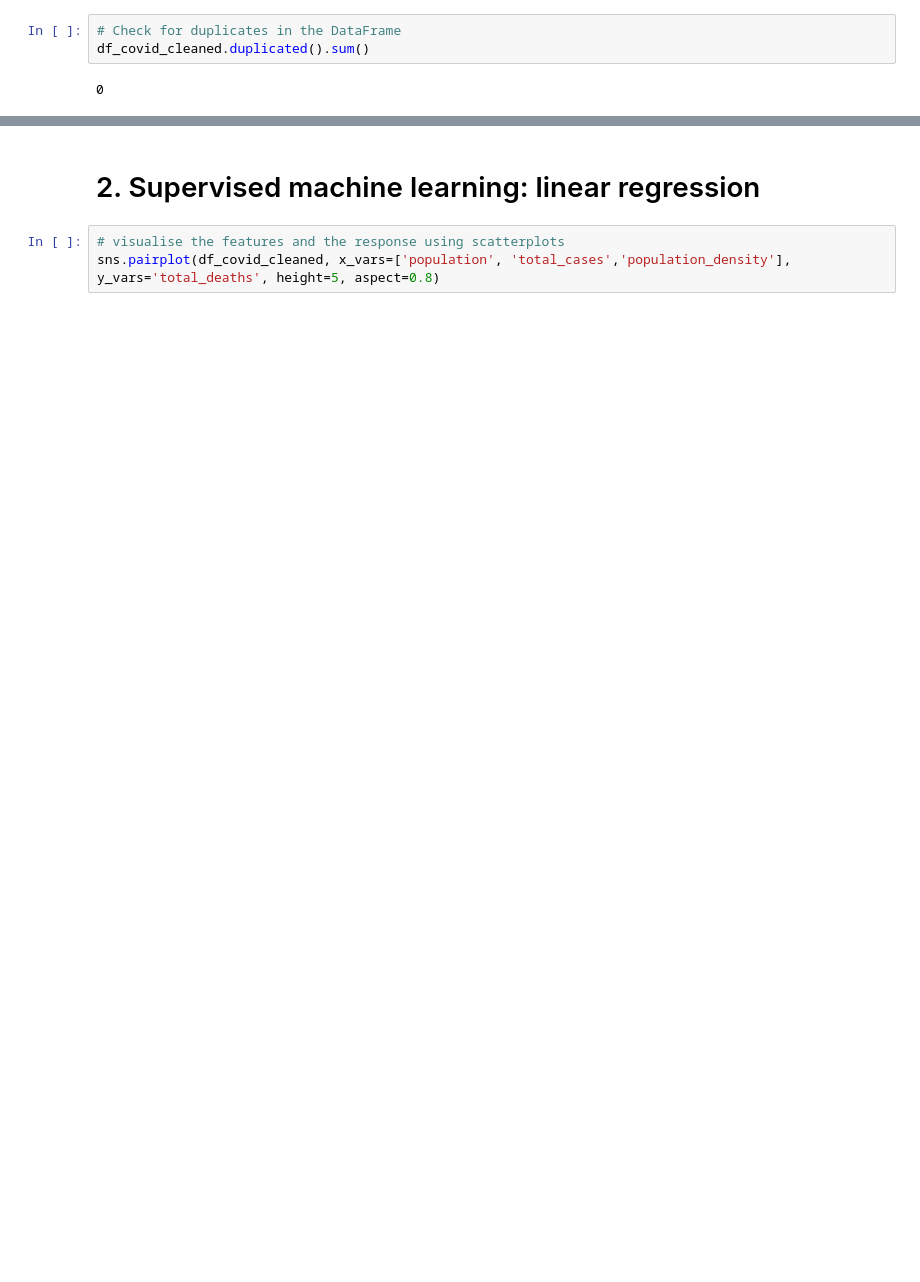
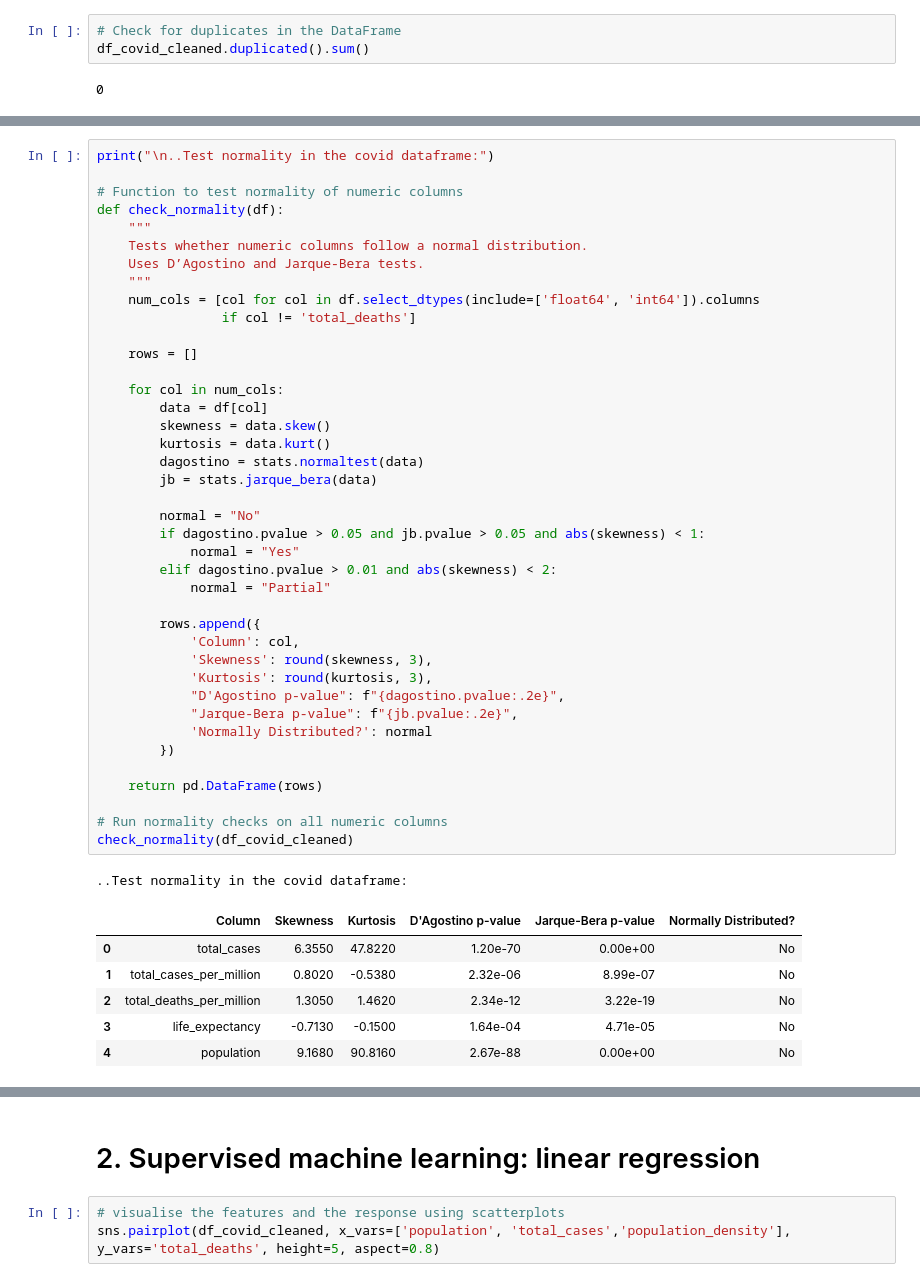
Before and after one commit to Juvenaawh/BI-Group7, a Jupyter notebook: MP3/Covid-MP3.ipynb, the cells around one changed output, grey strips where cells are left out. Drawn from its saved outputs; the diff is of its cells as text; blank space fills up the shorter version.

```diff
--- a/MP3/Covid-MP3.ipynb
+++ b/MP3/Covid-MP3.ipynb
@@ -538,0 +652,48 @@ select and compare features have been done during the cleaning of the data. we s
+# %%
+print("\n..Test normality in the covid dataframe:")
+
+# Function to test normality of numeric columns
+def check_normality(df):
+    """
+    Tests whether numeric columns follow a normal distribution.
+    Uses D’Agostino and Jarque-Bera tests.
+    """
+    num_cols = [col for col in df.select_dtypes(include=['float64', 'int64']).columns
+                if col != 'total_deaths']
+
+    rows = []
+
+    for col in num_cols:
+        data = df[col]
+        skewness = data.skew()
+        kurtosis = data.kurt()
+        dagostino = stats.normaltest(data)
+        jb = stats.jarque_bera(data)
+
+        normal = "No"
+        if dagostino.pvalue > 0.05 and jb.pvalue > 0.05 and abs(skewness) < 1:
+            normal = "Yes"
+        elif dagostino.pvalue > 0.01 and abs(skewness) < 2:
+            normal = "Partial"
+
+        rows.append({
+            'Column': col,
+            'Skewness': round(skewness, 3),
+            'Kurtosis': round(kurtosis, 3),
+            "D'Agostino p-value": f"{dagostino.pvalue:.2e}",
+            "Jarque-Bera p-value": f"{jb.pvalue:.2e}",
+            'Normally Distributed?': normal
+        })
+
+    return pd.DataFrame(rows)
+
+# Run normality checks on all numeric columns
+check_normality(df_covid_cleaned)
+# %% [output]
+..Test normality in the covid dataframe:
+|  | Column | Skewness | Kurtosis | D'Agostino p-value | Jarque-Bera p-value | Normally Distributed? |
+| 0 | total_cases | 6.3550 | 47.8220 | 1.20e-70 | 0.00e+00 | No |
+| 1 | total_cases_per_million | 0.8020 | -0.5380 | 2.32e-06 | 8.99e-07 | No |
+| 2 | total_deaths_per_million | 1.3050 | 1.4620 | 2.34e-12 | 3.22e-19 | No |
+| 3 | life_expectancy | -0.7130 | -0.1500 | 1.64e-04 | 4.71e-05 | No |
+| 4 | population | 9.1680 | 90.8160 | 2.67e-88 | 0.00e+00 | No |
```
Also changed, not shown: parts of 40 cells of this notebook.
